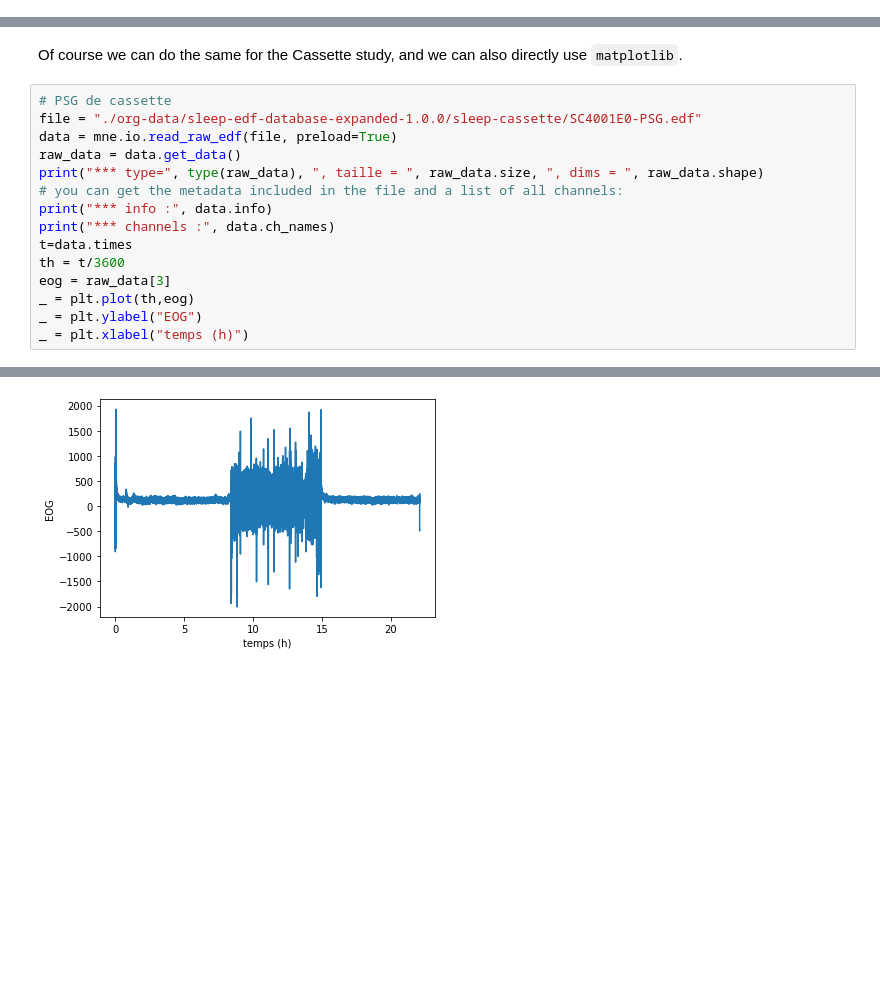
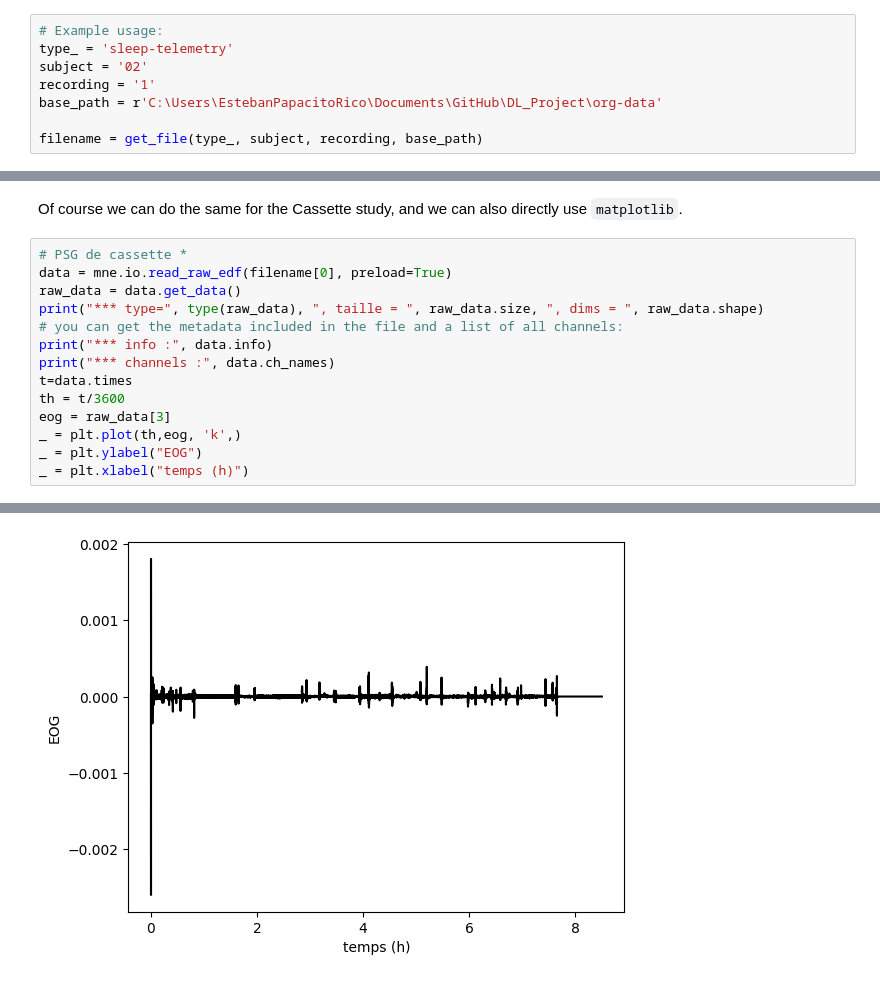
Before and after one commit to EstebanRivera08/DL_Project, a Jupyter notebook: sleep-edf-data.ipynb, the cells around one changed output, grey strips where cells are left out. Cells and saved outputs as stored; diff of their text form; blank space fills up the shorter version.

Commit message:
esteban

```diff
--- a/sleep-edf-data.ipynb
+++ b/sleep-edf-data.ipynb
@@ -55,0 +102,8 @@ Download complete in 01m12s (48.5 MB)
+# %%
+# Example usage:
+type_ = 'sleep-telemetry'
+subject = '02'
+recording = '1'
+base_path = r'C:\Users\EstebanPapacitoRico\Documents\GitHub\DL_Project\org-data'
+
+filename = get_file(type_, subject, recording, base_path)
@@ -155,9 +212,8 @@ _ = data.plot(
 # %% [markdown]
 Of course we can do the same for the Cassette study, and we can also directly use `matplotlib`.
 # %%
-# PSG de cassette
-file = "./org-data/sleep-edf-database-expanded-1.0.0/sleep-cassette/SC4001E0-PSG.edf"
-data = mne.io.read_raw_edf(file, preload=True)
+# PSG de cassette *
+data = mne.io.read_raw_edf(filename[0], preload=True)
 raw_data = data.get_data()
 print("*** type=", type(raw_data), ", taille = ", raw_data.size, ", dims = ", raw_data.shape)
 # you can get the metadata included in the file and a list of all channels:
@@ -166,7 +222,7 @@ print("*** channels :", data.ch_names)
 t=data.times
 th = t/3600
 eog = raw_data[3]
-_ = plt.plot(th,eog)
+_ = plt.plot(th,eog, 'k',)
 _ = plt.ylabel("EOG")
 _ = plt.xlabel("temps (h)")
 # %% [output]
@@ -193 +249 @@ Reading 0 ... 7949999  =      0.000 ... 79499.990 secs...
-[figure, old version]
+[figure, new version]
```
Also changed, not shown: parts of 12 cells of this notebook.
